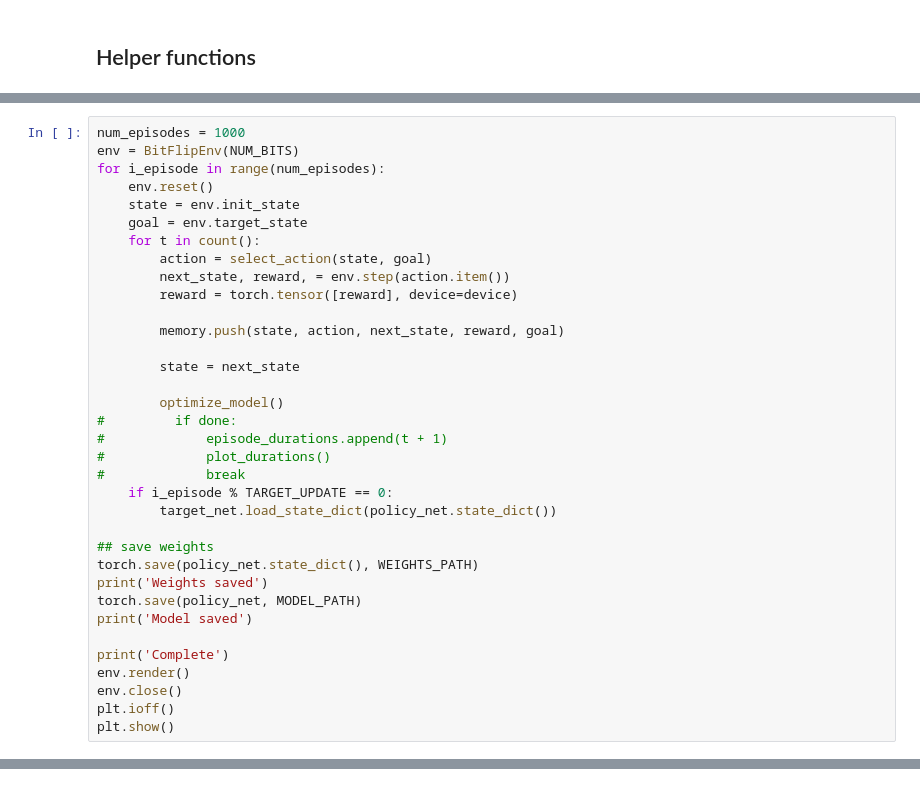
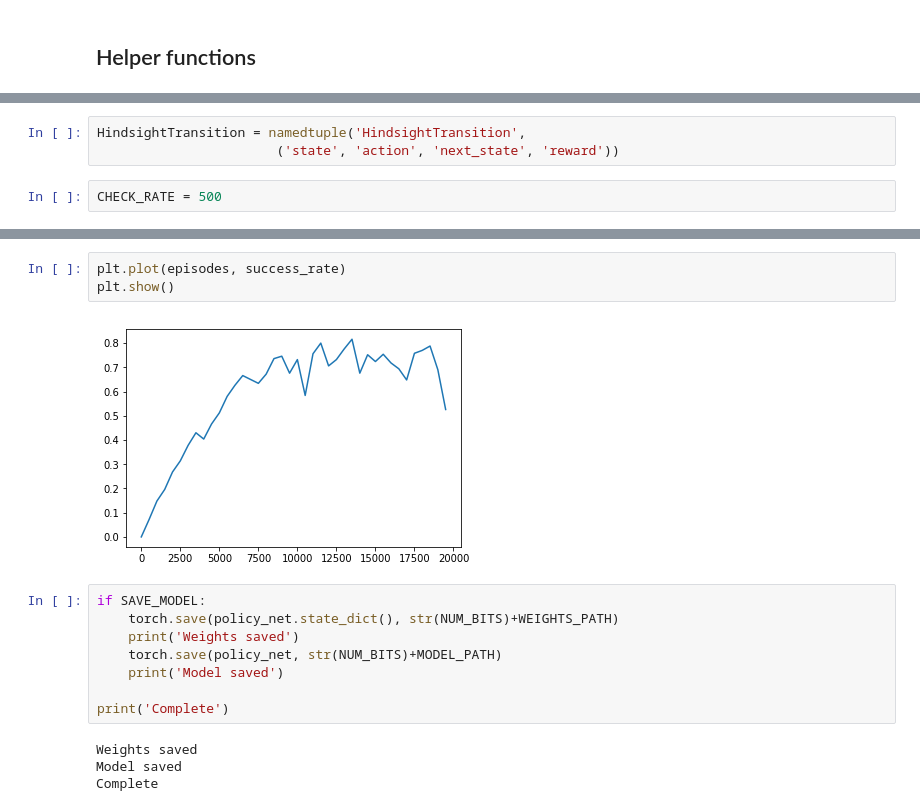
Before and after one commit to viraat/hindsight-experience-replay, a Jupyter notebook: pytorch/dqn-her.ipynb, the cells around one changed output, grey strips where cells are left out. Cells and saved outputs as stored; diff of their text form.

```diff
--- a/pytorch/dqn-her.ipynb
+++ b/pytorch/dqn-her.ipynb
@@ -263,38 +236,3 @@ def optimize_model():
     for param in policy_net.parameters():
         param.grad.data.clamp_(-1, 1)
     optimizer.step()
-# %%
-num_episodes = 1000
-env = BitFlipEnv(NUM_BITS)
-for i_episode in range(num_episodes):
-    env.reset()
-    state = env.init_state
-    goal = env.target_state
-    for t in count():
-        action = select_action(state, goal)
-        next_state, reward, = env.step(action.item())
-        reward = torch.tensor([reward], device=device)
-
-        memory.push(state, action, next_state, reward, goal)
-
-        state = next_state
-
-        optimize_model()
-#         if done:
-#             episode_durations.append(t + 1)
-#             plot_durations()
-#             break
-    if i_episode % TARGET_UPDATE == 0:
-        target_net.load_state_dict(policy_net.state_dict())
-
-## save weights
-torch.save(policy_net.state_dict(), WEIGHTS_PATH)
-print('Weights saved')
-torch.save(policy_net, MODEL_PATH)
-print('Model saved')
-
-print('Complete')
-env.render()
-env.close()
-plt.ioff()
-plt.show()
@@ -308,0 +239,5 @@ tensor(7)
+# %%
+HindsightTransition = namedtuple('HindsightTransition',
+                       ('state', 'action', 'next_state', 'reward'))
+# %%
+CHECK_RATE = 500
@@ -308,0 +319,17 @@ tensor(7)
+# %%
+plt.plot(episodes, success_rate)
+plt.show()
+# %% [output]
+[figure, added]
+# %%
+if SAVE_MODEL:
+    torch.save(policy_net.state_dict(), str(NUM_BITS)+WEIGHTS_PATH)
+    print('Weights saved')
+    torch.save(policy_net, str(NUM_BITS)+MODEL_PATH)
+    print('Model saved')
+
+print('Complete')
+# %% [output]
+Weights saved
+Model saved
+Complete
```
Also changed, not shown: parts of 14 cells of this notebook, 1 other file.
